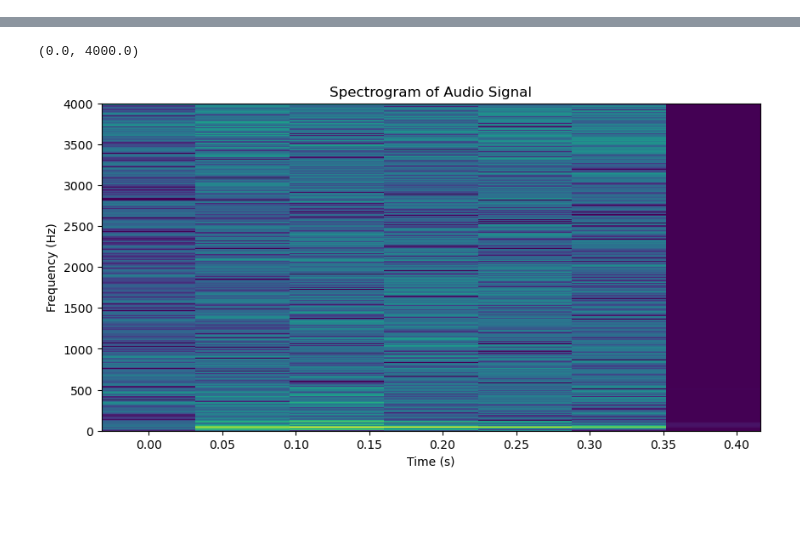
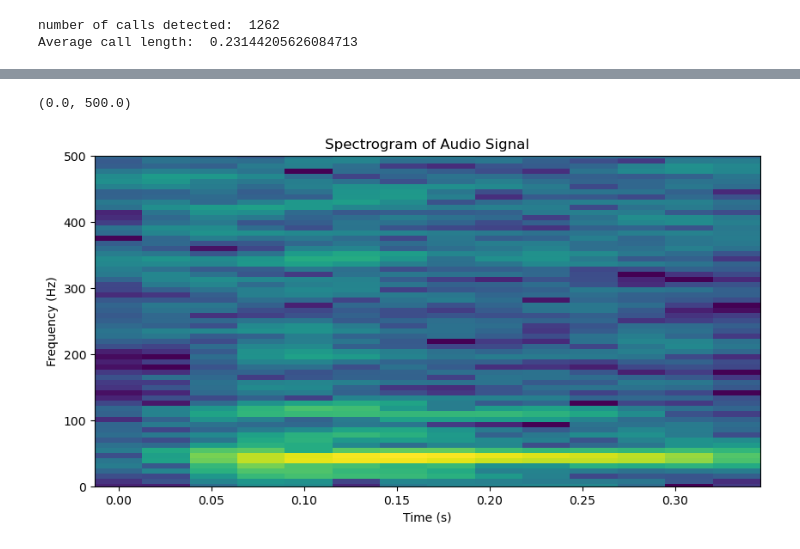
Before and after one commit to koekiekat/Skripsie, a Jupyter notebook: Software/Skripsie.ipynb, the cells around one changed output, grey strips where cells are left out. Drawn from its saved outputs; the diff is of its cells as text; code cells hidden in the pictures; blank space fills up the shorter version.

Commit message:
found avg call length

```diff
--- a/Software/Skripsie.ipynb
+++ b/Software/Skripsie.ipynb
@@ -11,10 +11,16 @@ DATA_22 = Path(r"C:\Users\HP\Desktop\Skripsie data\DataSubmission\2023_04_22")
 plt.rcParams['figure.figsize'] = [10, 5]
 # %%
 #store start and end times in array
-df = pd.read_csv(DATA_22 / "20230422_171301.Detections.selections.txt", sep="\t") #tabs are used to seperate columns
+df = pd.read_csv(DATA_22 / "20230422_171301.Detections.selections.txt", sep="\t") #tabs are used to seperate columns"
+print("number of calls detected: ", len(df))
 
-pad = 0.1
-start_t = df["Begin Time (s)"].values - pad
-end_t = df["End Time (s)"].values + pad
+diff = np.zeros(len(df))
+for i in range(len(df)):
+    diff[i] = df["End Time (s)"][i] - df["Begin Time (s)"][i]
+average_call_length = np.mean(diff)
+print("Average call length: ", average_call_length)
+# %% [output]
+number of calls detected:  1262
+Average call length:  0.23144205626084713
 # %%
 #Clip wanted audio segment from the original audio file
@@ -32,16 +42,16 @@ IPython.display.Audio(audio_segment, rate=f_s)
 [interactive output not drawn]
 # %%
 framelength = 1024
-noverlap = int(framelength * 0.5)
+noverlap = int(framelength * 0.8)
 window = "hamming"
 # %%
 f, t, fft_frames = signal.stft(audio_segment, f_s, nperseg=framelength, noverlap=noverlap, window=window)
 # %%
 plt.pcolormesh(t, f, np.log(np.abs(fft_frames + 1e-16)), vmin = 0, vmax = np.max(np.log(np.abs(fft_frames + 1e-16))));
 plt.xlabel("Time (s)")
 plt.ylabel("Frequency (Hz)")
 plt.title("Spectrogram of Audio Signal")
-plt.ylim(0, f_s/2)
+plt.ylim(0, 500)
 # %% [output]
-(0.0, 4000.0)
+(0.0, 500.0)
-[figure, old version]
+[figure, new version]
```
Also changed, not shown: parts of 1 cell of this notebook.
